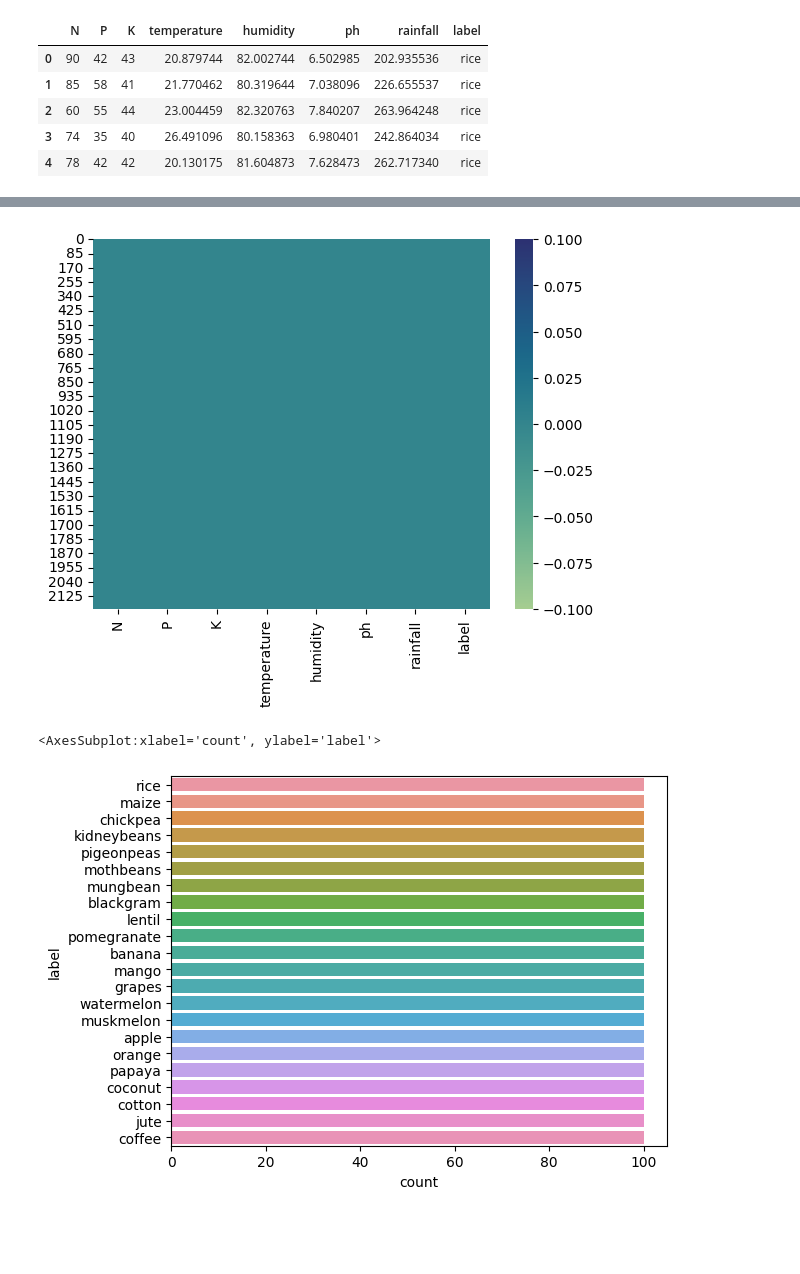
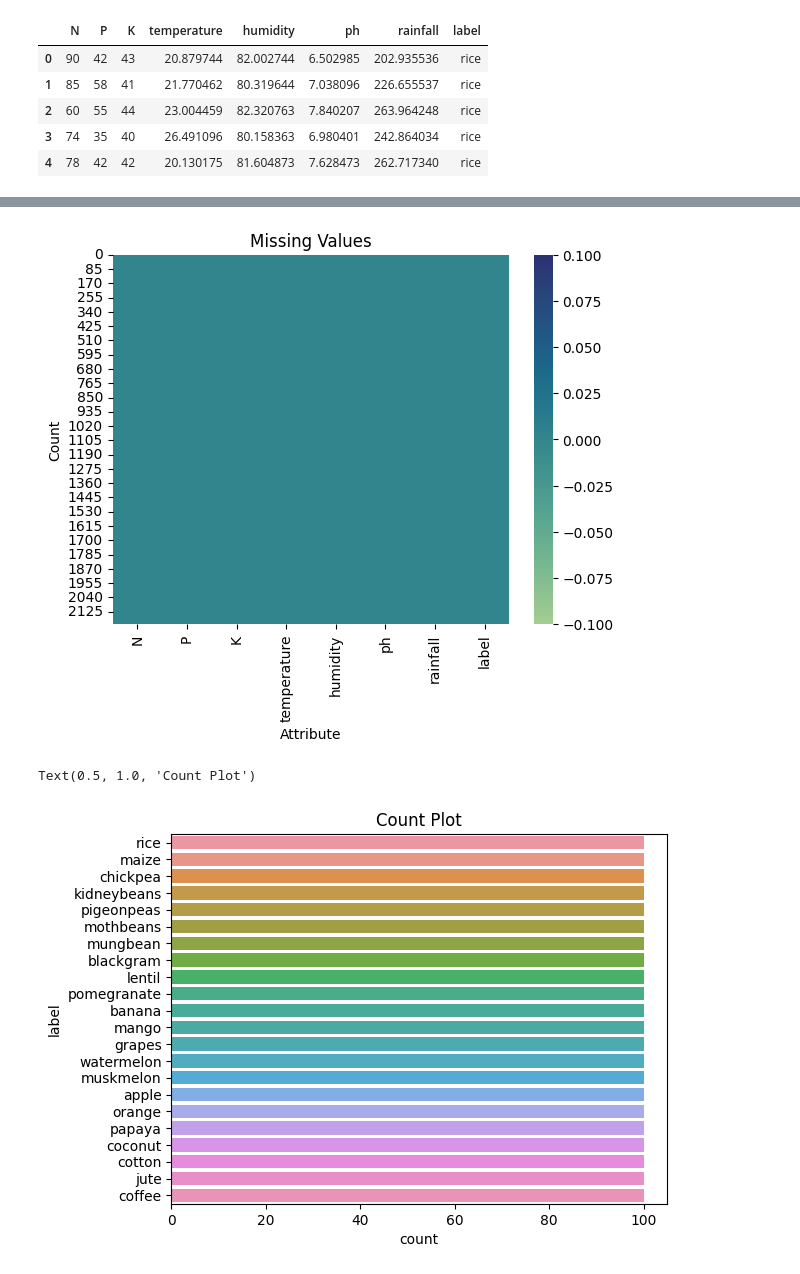
Before and after one commit to IAmSmudge/research-project, a Jupyter notebook: EDA.ipynb, the cells around one changed output, grey strips where cells are left out. Drawn from its saved outputs; the diff is of its cells as text; code cells hidden in the pictures; blank space fills up the shorter version.

```diff
--- a/EDA.ipynb
+++ b/EDA.ipynb
@@ -30,15 +21,19 @@ data_df.describe()
 # %%
 #Heatmap to identify missing values
 sns.heatmap(data_df.isnull(), cmap="crest")
+plt.title('Missing Values')
+plt.ylabel('Count')
+plt.xlabel('Attribute')
 plt.show()
 # %% [output]
-[figure, old version]
+[figure, new version]
 # %%
 #Plot of the label count to identify inbalance
 sns.countplot(y='label',data=data_df)
+plt.title('Count Plot')
 # %% [output]
-<AxesSubplot:xlabel='count', ylabel='label'>
+Text(0.5, 1.0, 'Count Plot')
-[figure, old version]
+[figure, new version]
 # %%
 #Correlation Analysis
 sns.heatmap(data_df[['N','P','K','temperature','humidity','ph','rainfall']].corr())
```
Also changed, not shown: parts of 2 cells of this notebook, 10 other files.
